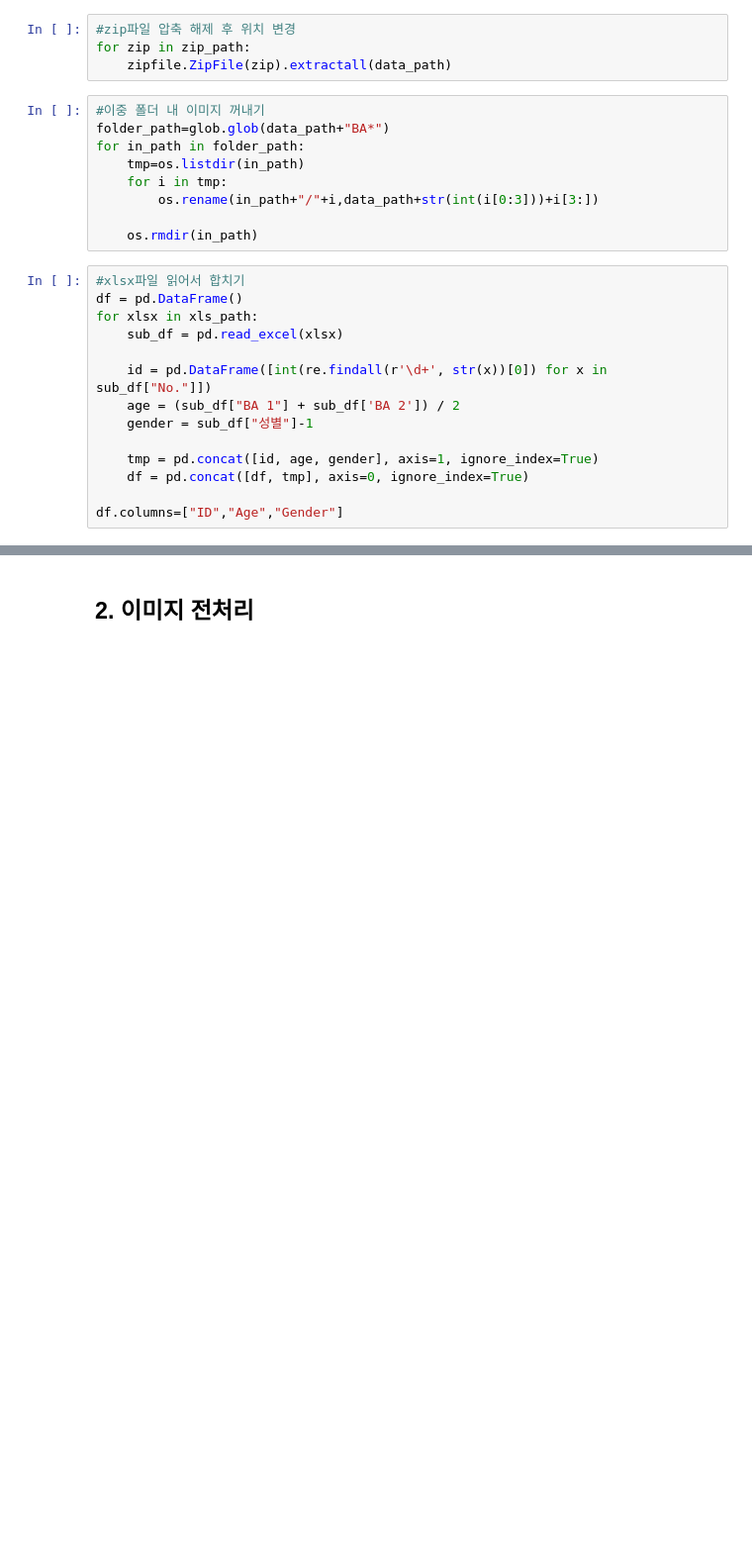
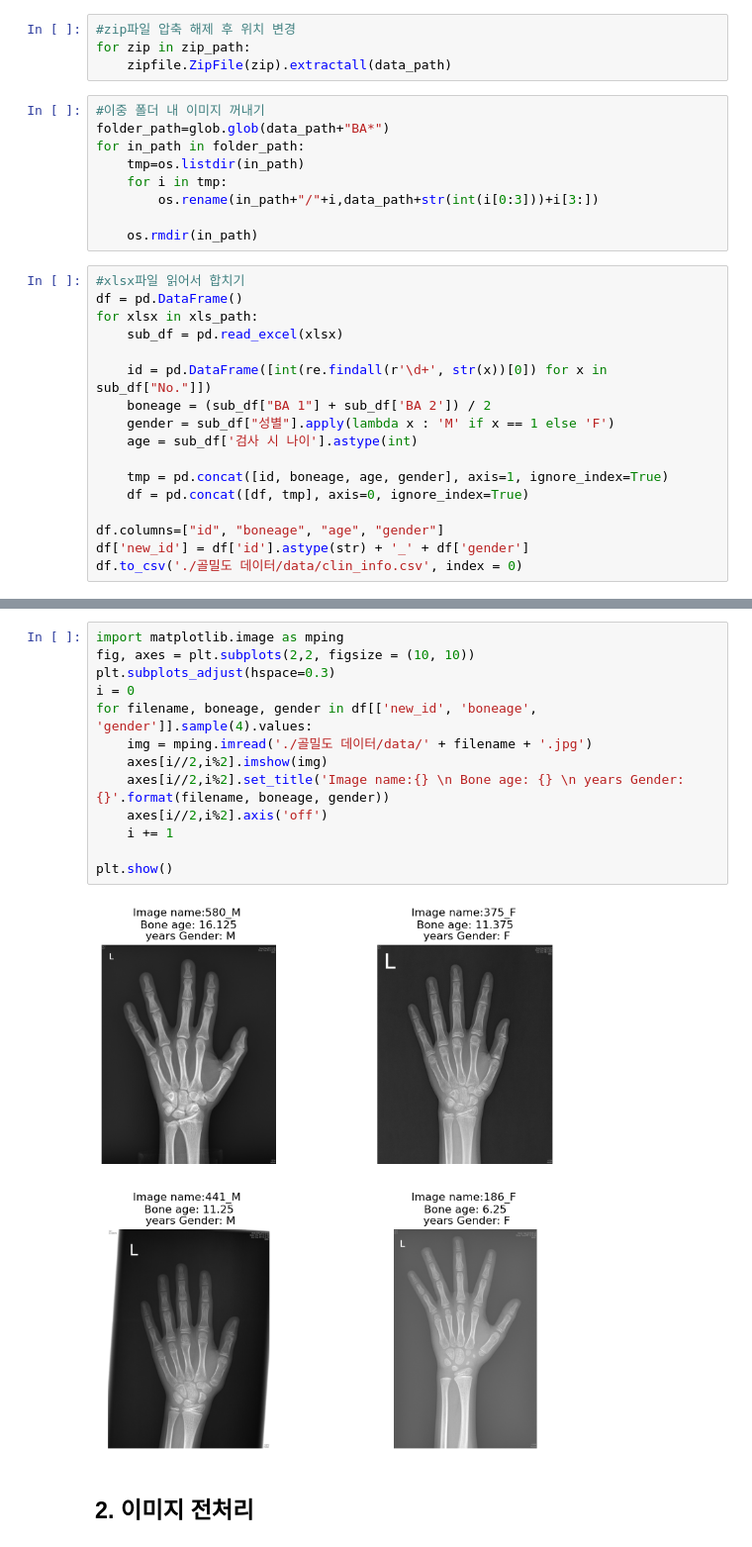
Before and after one commit to Junoflows/BoneAge_Project, a Jupyter notebook: practice.ipynb, the cells around one changed output, grey strips where cells are left out. Shown: that part at 99% size. Drawn from its saved outputs; the diff is of its cells as text; blank space fills up the shorter version.

```diff
--- a/practice.ipynb
+++ b/practice.ipynb
@@ -41,10 +39,13 @@ for xlsx in xls_path:
     sub_df = pd.read_excel(xlsx)
 
     id = pd.DataFrame([int(re.findall(r'\d+', str(x))[0]) for x in sub_df["No."]])
-    age = (sub_df["BA 1"] + sub_df['BA 2']) / 2
-    gender = sub_df["성별"]-1
+    boneage = (sub_df["BA 1"] + sub_df['BA 2']) / 2
+    gender = sub_df["성별"].apply(lambda x : 'M' if x == 1 else 'F')
+    age = sub_df['검사 시 나이'].astype(int)
 
-    tmp = pd.concat([id, age, gender], axis=1, ignore_index=True)
+    tmp = pd.concat([id, boneage, age, gender], axis=1, ignore_index=True)
     df = pd.concat([df, tmp], axis=0, ignore_index=True)
 
-df.columns=["ID","Age","Gender"]
+df.columns=["id", "boneage", "age", "gender"]
+df['new_id'] = df['id'].astype(str) + '_' + df['gender']
+df.to_csv('./골밀도 데이터/data/clin_info.csv', index = 0)
@@ -54,2 +77,17 @@ df.to_excel(data_path+"clin_info.xlsx")
+# %%
+import matplotlib.image as mping
+fig, axes = plt.subplots(2,2, figsize = (10, 10))
+plt.subplots_adjust(hspace=0.3)
+i = 0
+for filename, boneage, gender in df[['new_id', 'boneage', 'gender']].sample(4).values:
+    img = mping.imread('./골밀도 데이터/data/' + filename + '.jpg')
+    axes[i//2,i%2].imshow(img)
+    axes[i//2,i%2].set_title('Image name:{} \n Bone age: {} \n years Gender: {}'.format(filename, boneage, gender))
+    axes[i//2,i%2].axis('off')
+    i += 1
+
+plt.show()
+# %% [output]
+[figure, added]
 # %% [markdown]
 ## 2. 이미지 전처리
```
Also changed, not shown: parts of 6 cells of this notebook.
